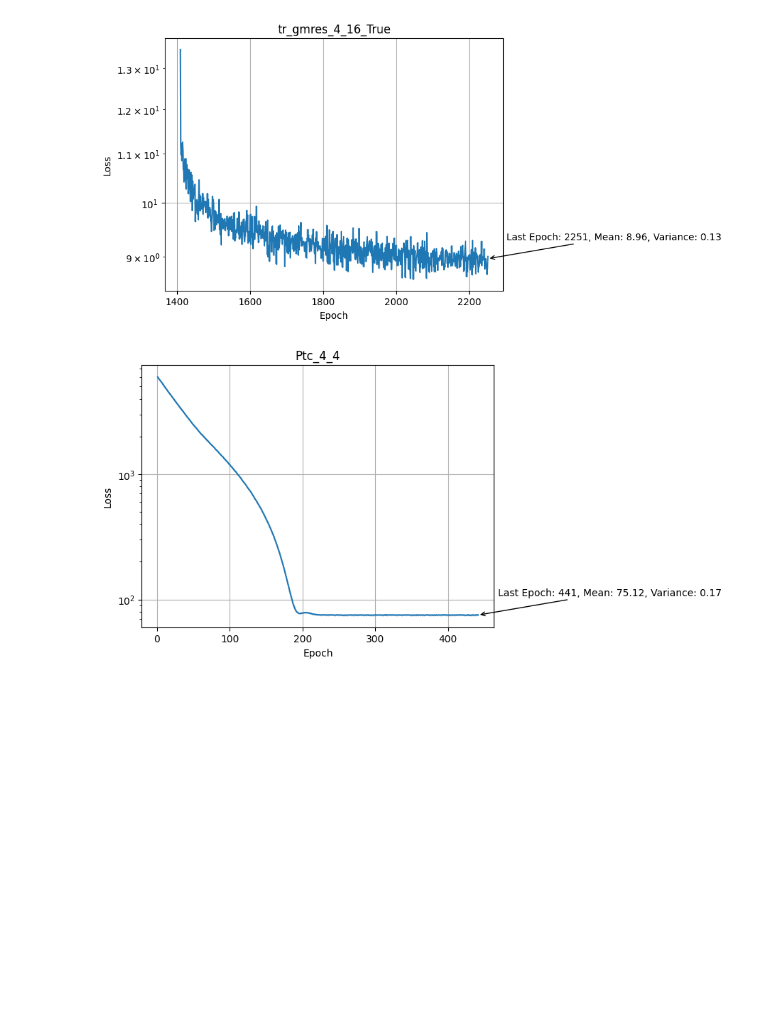
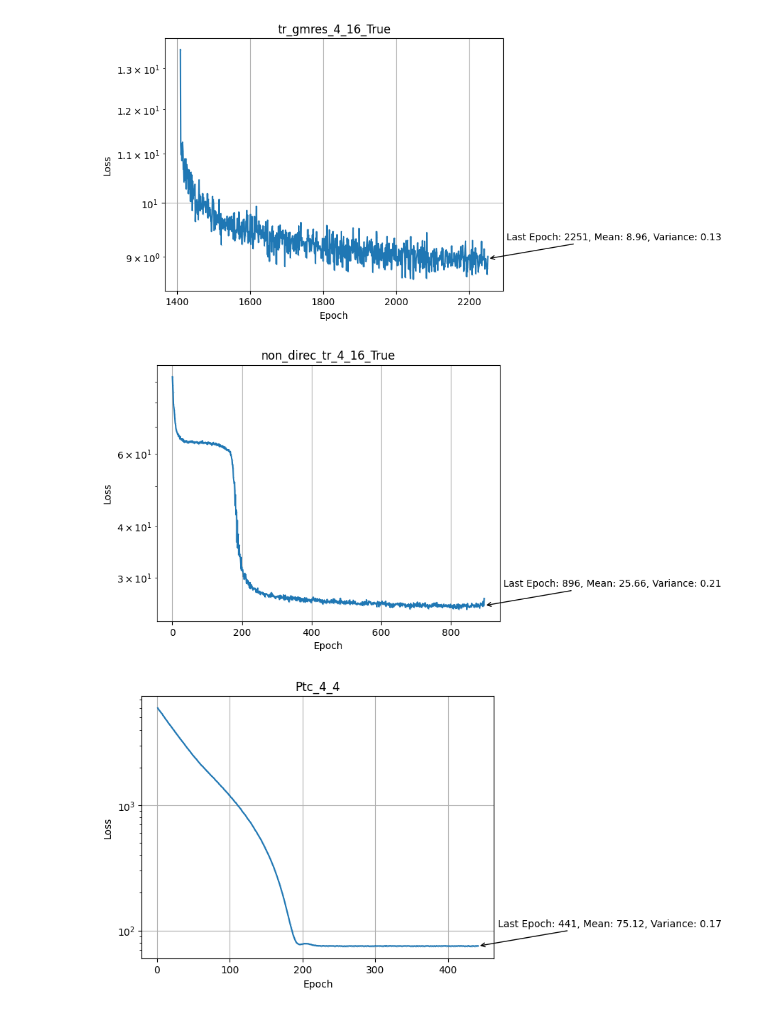
Before and after one commit to NiklasBliemel/gauge-equivariant-attention, a Jupyter notebook: 0Plots.ipynb, the cells around one changed output. Drawn from its saved outputs; the diff is of its cells as text; code cells hidden in the pictures; blank space fills up the shorter version.

```diff
--- a/0Plots.ipynb
+++ b/0Plots.ipynb
@@ -12,6 +12,10 @@ plot_file("tr_gmres_4_16_True")
 # %% [output]
 [figure]
 [figure]
+# %%
+plot_file("non_direc_tr_4_16_True")
+# %% [output]
+[figure, added]
 # %%
 plot_file("Ptc_4_4")
 # %% [output]
```
Also changed, not shown: parts of 1 cell of this notebook, 13 other files.
